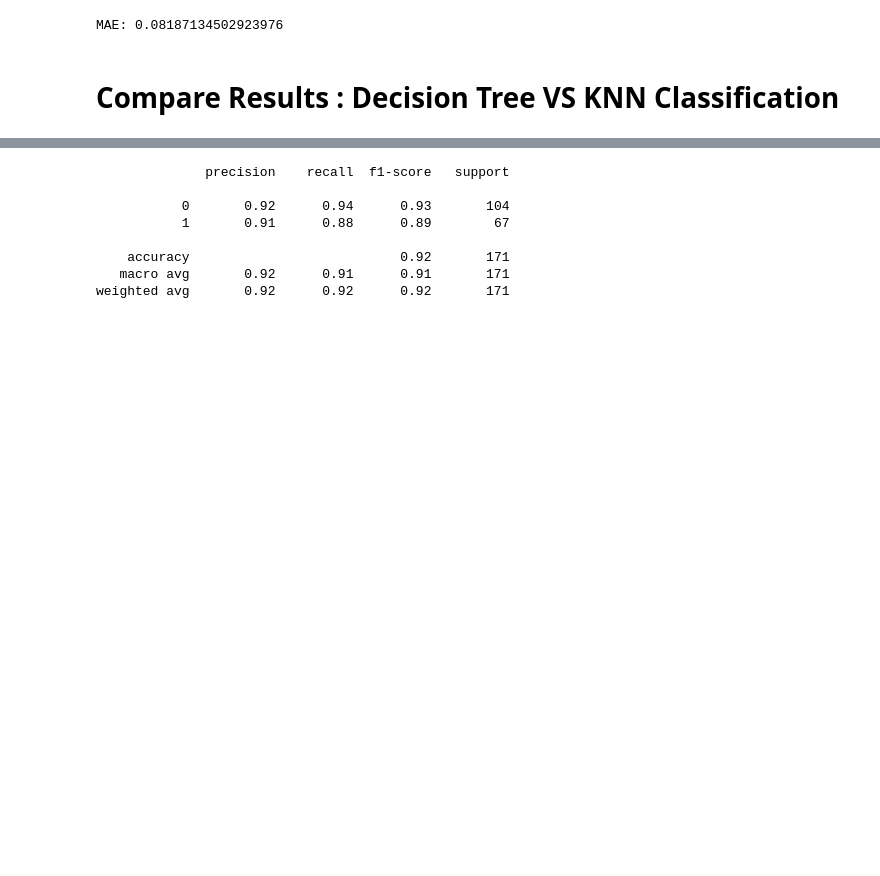
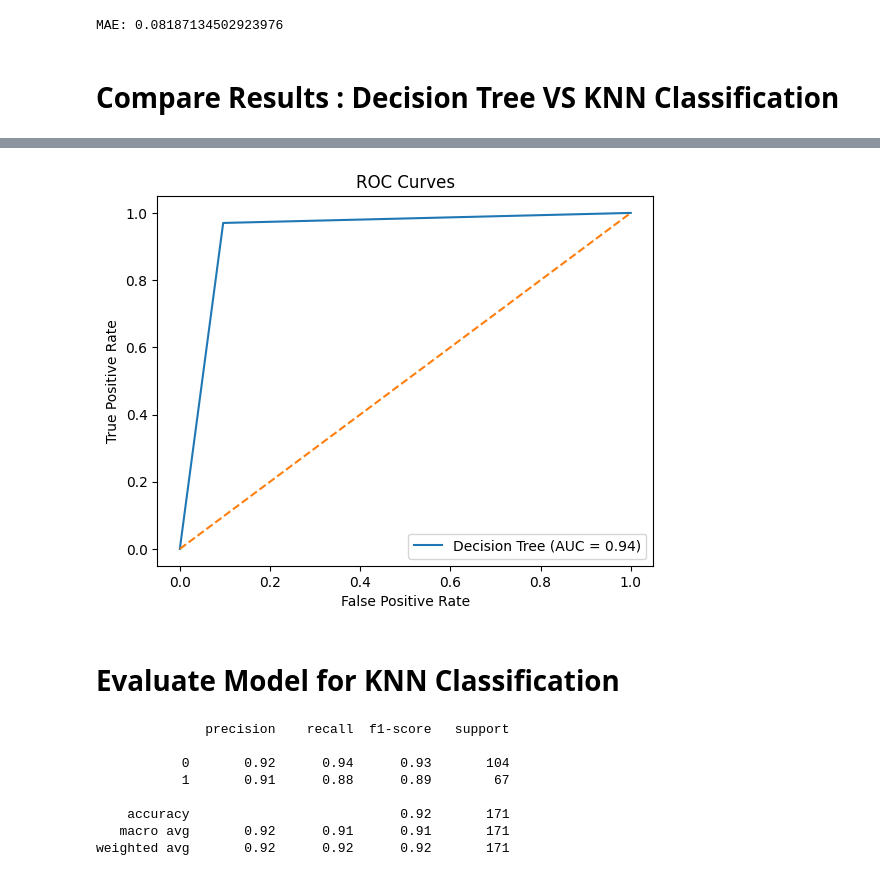
Before and after one commit to NishatTasnim01/KNN_Classification, a Jupyter notebook: Class 7_KNN Classification.ipynb, the cells around one changed output, grey strips where cells are left out. Drawn from its saved outputs; the diff is of its cells as text; code cells hidden in the pictures; blank space fills up the shorter version.

```diff
--- a/Class 7_KNN Classification.ipynb
+++ b/Class 7_KNN Classification.ipynb
@@ -358,3 +387,19 @@ KNN Classification MAE: 0.08187134502923976
+# %%
+y_pred_proba_dt = dt.predict_proba(xtest)[:, 1]
+fpr_dt, tpr_dt, thresholds_dt = roc_curve(ytest, y_pred_proba_dt)
+auc_dt = roc_auc_score(ytest, y_pred_proba_dt)
+
+plt.plot(fpr_dt, tpr_dt, label='Decision Tree (AUC = {:.2f})'.format(auc_dt))
+plt.plot([0, 1], [0, 1], linestyle='--')
+plt.xlabel('False Positive Rate')
+plt.ylabel('True Positive Rate')
+plt.title('ROC Curves')
+plt.legend()
+plt.show()
+# %% [output]
+[figure, added]
+# %% [markdown]
+# Evaluate Model for KNN Classification
 # %%
 from sklearn.metrics import confusion_matrix, roc_curve, classification_report, roc_auc_score
 # %%
```
Also changed, not shown: parts of 16 cells of this notebook.
